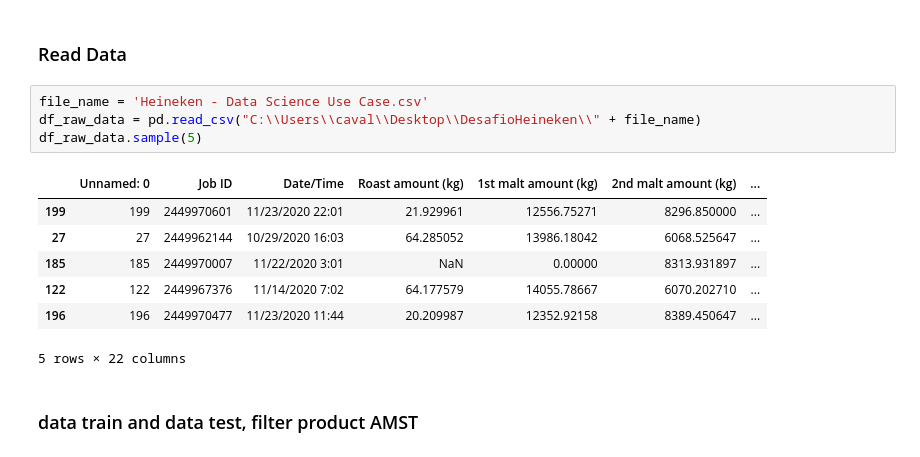
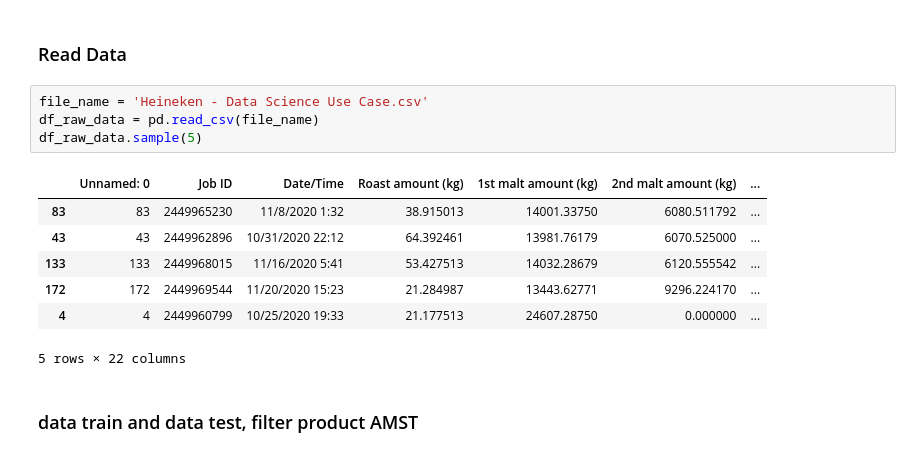
Before and after one commit to cleissontom/beer_color, a Jupyter notebook: color_beer.ipynb, the cells around one changed output. Cells and saved outputs as stored; diff of their text form.

```diff
--- a/color_beer.ipynb
+++ b/color_beer.ipynb
@@ -7,15 +7,15 @@ import math
 ### Read Data
 # %%
 file_name = 'Heineken - Data Science Use Case.csv'
-df_raw_data = pd.read_csv("C:\\Users\\caval\\Desktop\\DesafioHeineken\\" + file_name)
+df_raw_data = pd.read_csv(file_name)
 df_raw_data.sample(5)
 # %% [output]
 |  | Unnamed: 0 | Job ID | Date/Time | Roast amount (kg) | 1st malt amount (kg) | 2nd malt amount (kg) | ... |
-| 199 | 199 | 2449970601 | 11/23/2020 22:01 | 21.929961 | 12556.75271 | 8296.850000 | ... |
-| 27 | 27 | 2449962144 | 10/29/2020 16:03 | 64.285052 | 13986.18042 | 6068.525647 | ... |
-| 185 | 185 | 2449970007 | 11/22/2020 3:01 | NaN | 0.00000 | 8313.931897 | ... |
-| 122 | 122 | 2449967376 | 11/14/2020 7:02 | 64.177579 | 14055.78667 | 6070.202710 | ... |
-| 196 | 196 | 2449970477 | 11/23/2020 11:44 | 20.209987 | 12352.92158 | 8389.450647 | ... |
+| 83 | 83 | 2449965230 | 11/8/2020 1:32 | 38.915013 | 14001.33750 | 6080.511792 | ... |
+| 43 | 43 | 2449962896 | 10/31/2020 22:12 | 64.392461 | 13981.76179 | 6070.525000 | ... |
+| 133 | 133 | 2449968015 | 11/16/2020 5:41 | 53.427513 | 14032.28679 | 6120.555542 | ... |
+| 172 | 172 | 2449969544 | 11/20/2020 15:23 | 21.284987 | 13443.62771 | 9296.224170 | ... |
+| 4 | 4 | 2449960799 | 10/25/2020 19:33 | 21.177513 | 24607.28750 | 0.000000 | ... |
 5 rows × 22 columns
 # %% [markdown]
 ### data train and data test, filter product AMST
```
Also changed, not shown: parts of 32 cells of this notebook.
